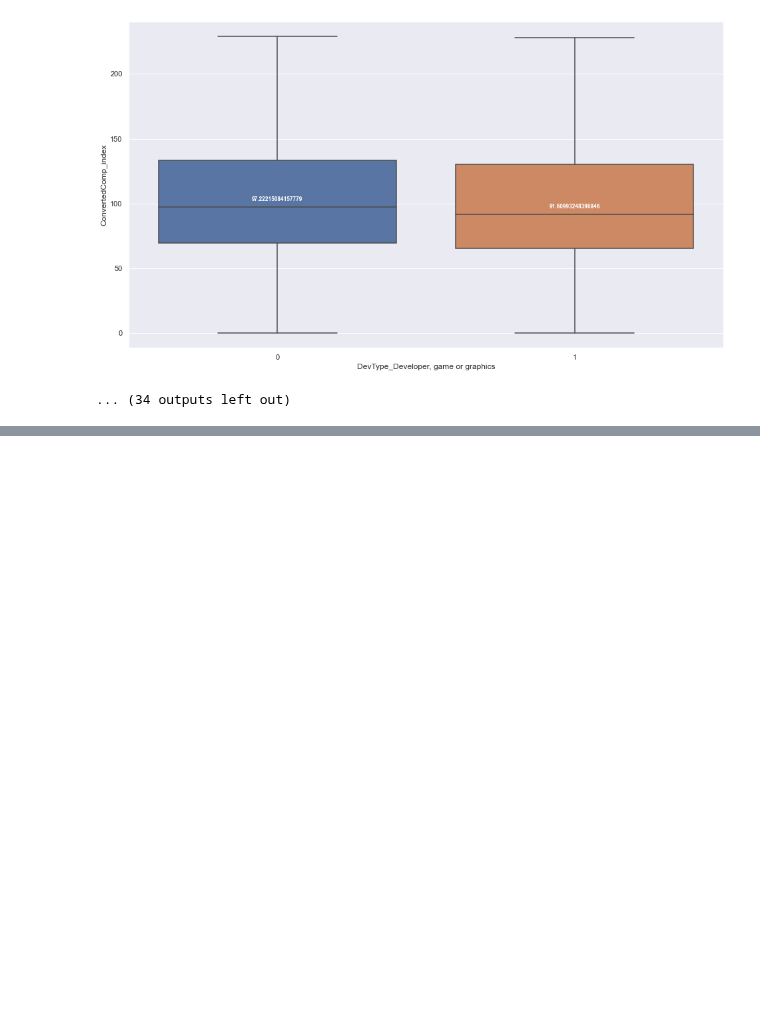
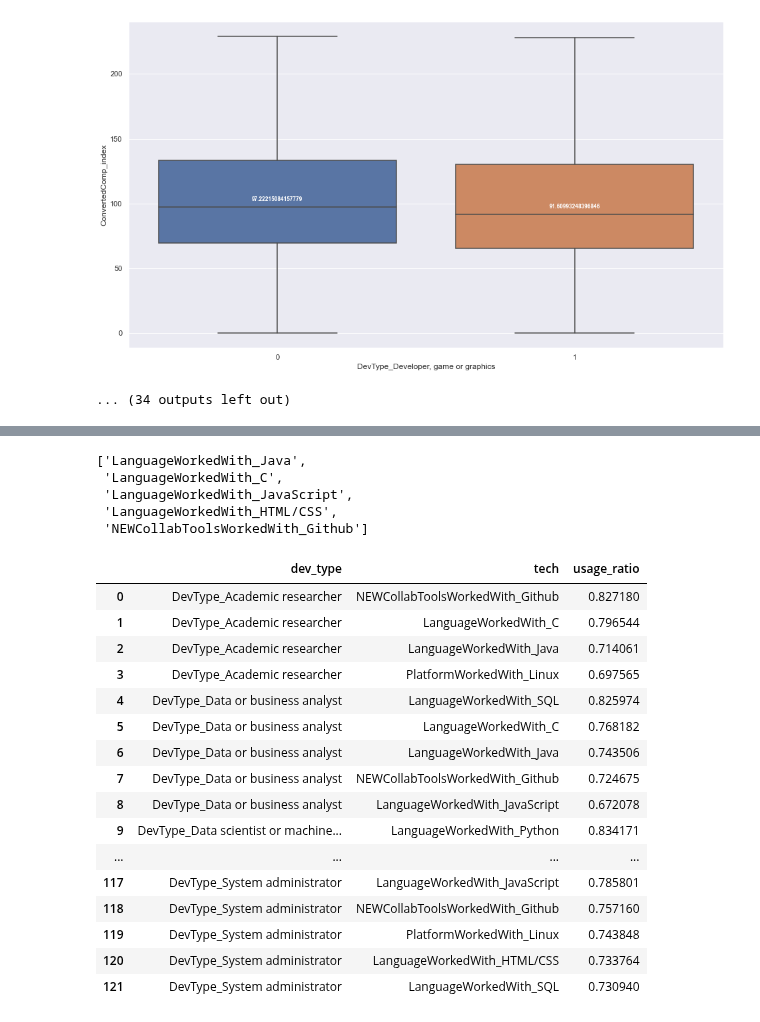
Before and after one commit to erdemsirel/ozu_data_science, a Jupyter notebook: DS 555 - Data Science & Strategy/ds555-project/notebooks/ds555_project-Explanatory-Analysis.ipynb, the cells around one changed output, grey strips where cells are left out. Cells and saved outputs as stored; diff of their text form; code cells hidden in the pictures; blank space fills up the shorter version.

```diff
--- a/DS 555 - Data Science & Strategy/ds555-project/notebooks/ds555_project-Explanatory-Analysis.ipynb
+++ b/DS 555 - Data Science & Strategy/ds555-project/notebooks/ds555_project-Explanatory-Analysis.ipynb
@@ -299,0 +357,28 @@ Leverage +/-: -0.06
+# %%
+relevant_tech = usage_ratios[usage_ratios.dev_type=="DevType_Developer, front-end"].tech.tolist()
+# %% [output]
+['LanguageWorkedWith_Java',
+ 'LanguageWorkedWith_C',
+ 'LanguageWorkedWith_JavaScript',
+ 'LanguageWorkedWith_HTML/CSS',
+ 'NEWCollabToolsWorkedWith_Github']
+# %%
+pd.read_csv("../data/interim/tech_groups_by_dev_type.csv", sep="|")
+# %% [output]
+|  | dev_type | tech | usage_ratio |
+| 0 | DevType_Academic researcher | NEWCollabToolsWorkedWith_Github | 0.827180 |
+| 1 | DevType_Academic researcher | LanguageWorkedWith_C | 0.796544 |
+| 2 | DevType_Academic researcher | LanguageWorkedWith_Java | 0.714061 |
+| 3 | DevType_Academic researcher | PlatformWorkedWith_Linux | 0.697565 |
+| 4 | DevType_Data or business analyst | LanguageWorkedWith_SQL | 0.825974 |
+| 5 | DevType_Data or business analyst | LanguageWorkedWith_C | 0.768182 |
+| 6 | DevType_Data or business analyst | LanguageWorkedWith_Java | 0.743506 |
+| 7 | DevType_Data or business analyst | NEWCollabToolsWorkedWith_Github | 0.724675 |
+| 8 | DevType_Data or business analyst | LanguageWorkedWith_JavaScript | 0.672078 |
+| 9 | DevType_Data scientist or machine... | LanguageWorkedWith_Python | 0.834171 |
+| ... | ... | ... | ... |
+| 117 | DevType_System administrator | LanguageWorkedWith_JavaScript | 0.785801 |
+| 118 | DevType_System administrator | NEWCollabToolsWorkedWith_Github | 0.757160 |
+| 119 | DevType_System administrator | PlatformWorkedWith_Linux | 0.743848 |
+| 120 | DevType_System administrator | LanguageWorkedWith_HTML/CSS | 0.733764 |
+| 121 | DevType_System administrator | LanguageWorkedWith_SQL | 0.730940 |
```
Also changed, not shown: parts of 4 cells of this notebook, 3 other files.
